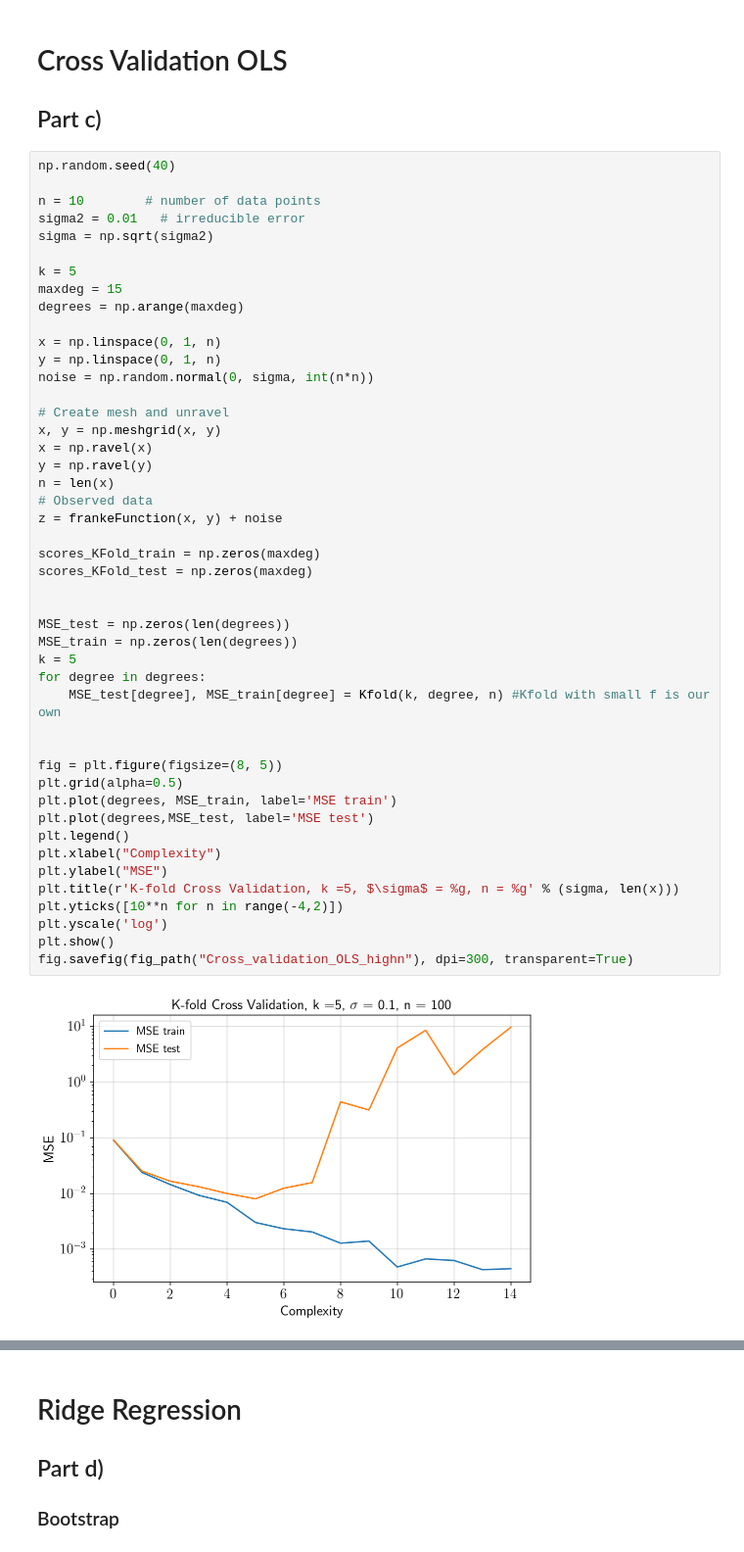
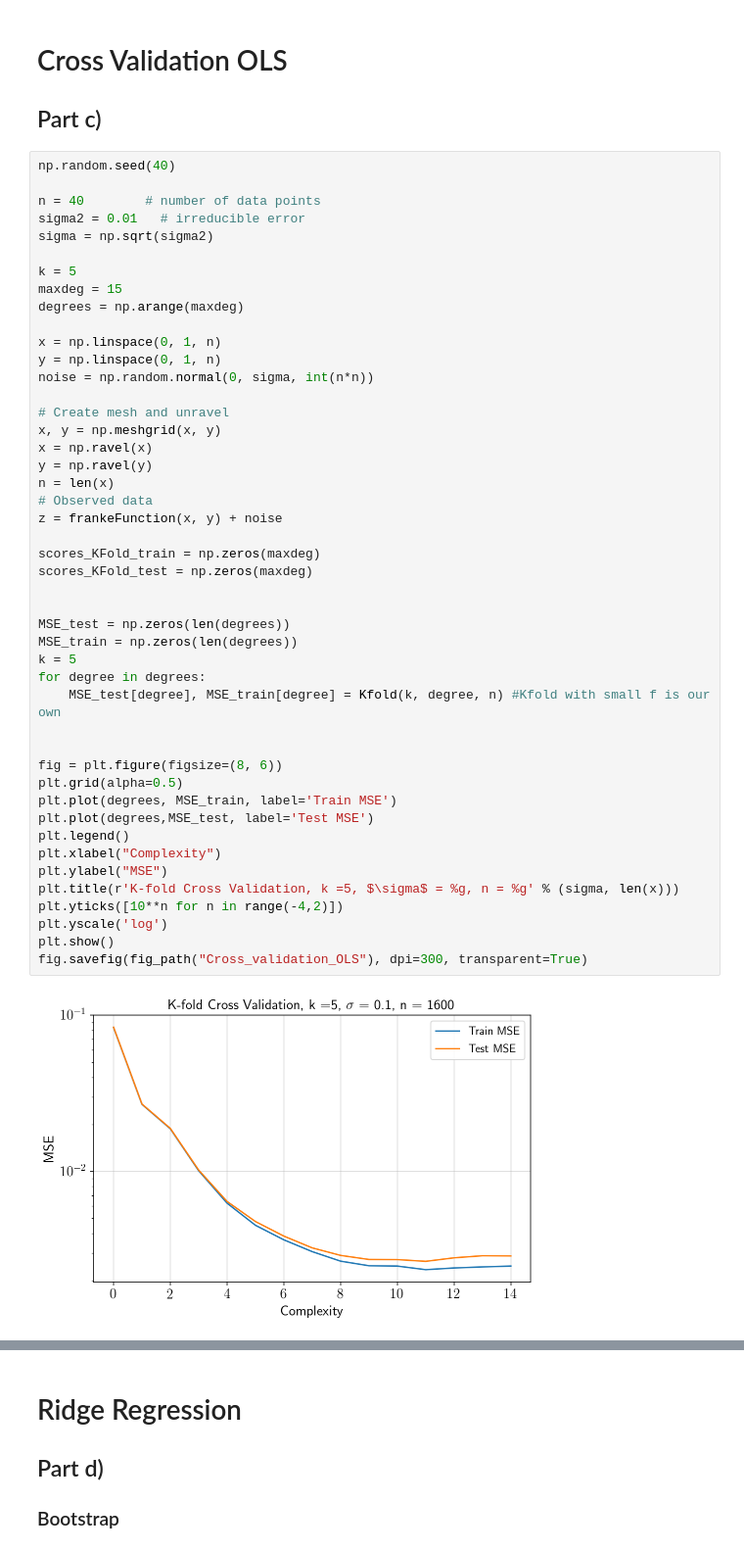
Before and after one commit to erikasan/fys-stk, a Jupyter notebook: project1/fysstk_p1_with_mylearn_oda.ipynb, the cells around one changed output, grey strips where cells are left out. Shown at 98% size. Saved outputs shown, nothing was run; the diff lists cells and outputs as text.

```diff
--- a/project1/fysstk_p1_with_mylearn_oda.ipynb
+++ b/project1/fysstk_p1_with_mylearn_oda.ipynb
@@ -345,7 +413,7 @@ plot_CI(Coef_interval, sigma, save=True)
 # %%
 np.random.seed(40)
 
-n = 10        # number of data points
+n = 40        # number of data points
 sigma2 = 0.01   # irreducible error
 sigma = np.sqrt(sigma2)
 
@@ -358,38 +426,38 @@ y = np.linspace(0, 1, n)
 noise = np.random.normal(0, sigma, int(n*n))
 
 # Create mesh and unravel
 x, y = np.meshgrid(x, y)
 x = np.ravel(x)
 y = np.ravel(y)
 n = len(x)
 # Observed data
 z = frankeFunction(x, y) + noise
 
 scores_KFold_train = np.zeros(maxdeg)
 scores_KFold_test = np.zeros(maxdeg)
 
 
 MSE_test = np.zeros(len(degrees))
 MSE_train = np.zeros(len(degrees))
 k = 5
 for degree in degrees:
     MSE_test[degree], MSE_train[degree] = Kfold(k, degree, n) #Kfold with small f is our own
 
 
-fig = plt.figure(figsize=(8, 5))
+fig = plt.figure(figsize=(8, 6))
 plt.grid(alpha=0.5)
-plt.plot(degrees, MSE_train, label='MSE train')
-plt.plot(degrees,MSE_test, label='MSE test')
+plt.plot(degrees, MSE_train, label='Train MSE')
+plt.plot(degrees,MSE_test, label='Test MSE')
 plt.legend()
 plt.xlabel("Complexity")
 plt.ylabel("MSE")
 plt.title(r'K-fold Cross Validation, k =5, $\sigma$ = %g, n = %g' % (sigma, len(x)))
 plt.yticks([10**n for n in range(-4,2)])
 plt.yscale('log')
 plt.show()
-fig.savefig(fig_path("Cross_validation_OLS_highn"), dpi=300, transparent=True)
+fig.savefig(fig_path("Cross_validation_OLS"), dpi=300, transparent=True)
 # %% [output]
-[figure, old version]
+[figure, new version]
 # %%
 ### Create data
 np.random.seed(40)
```
Also changed, not shown: parts of 3 cells of this notebook, 4 other files.
